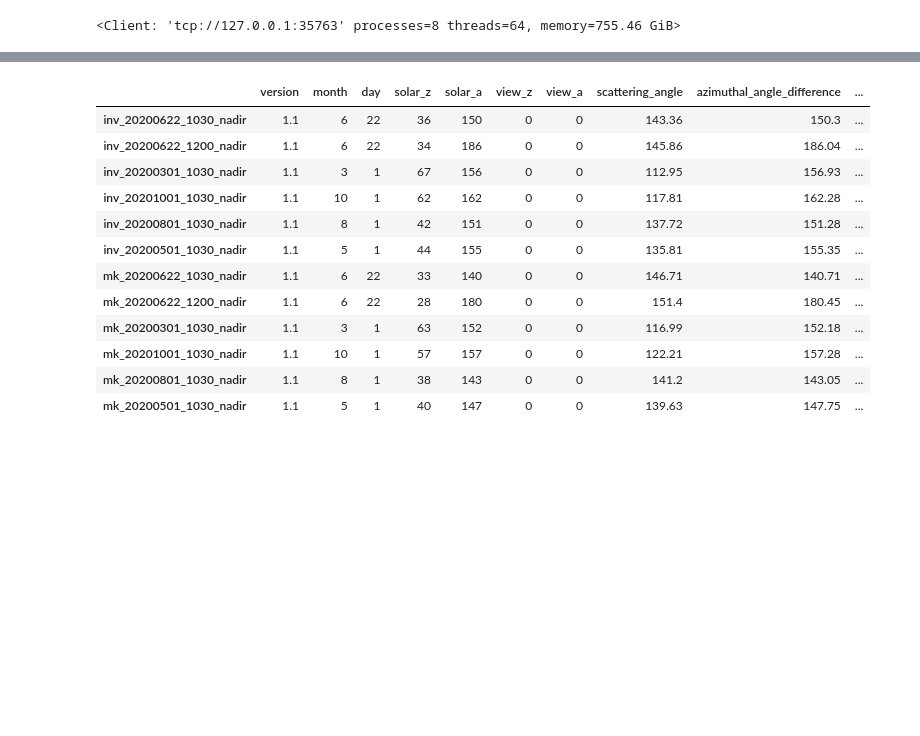
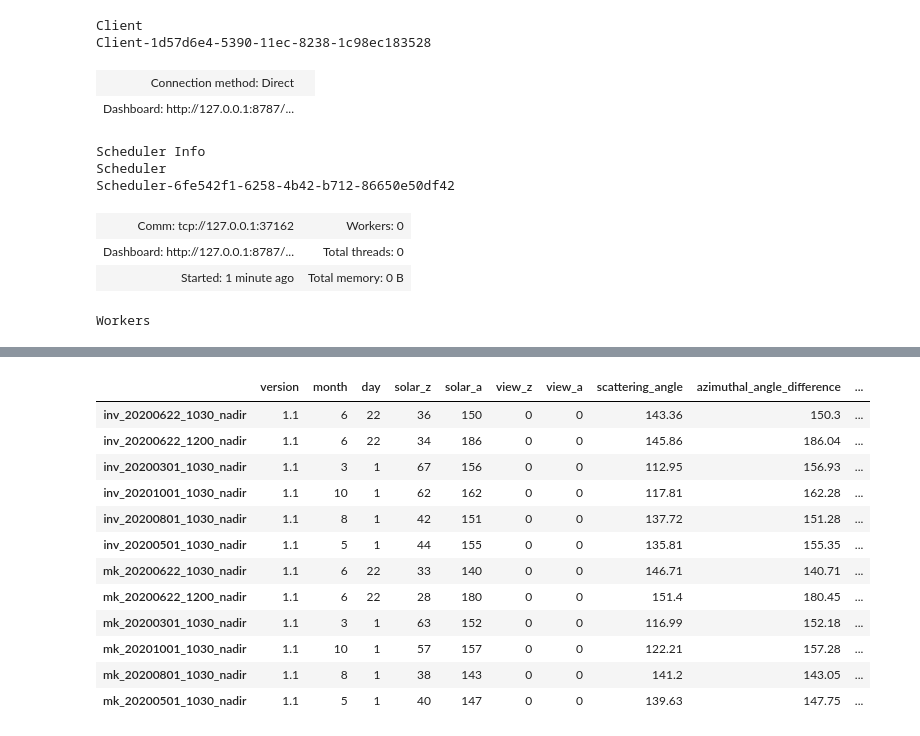
Before and after one commit to joe-fennell/pyeosim, a Jupyter notebook: Simulated_dataset_generation.ipynb, the cells around one changed output, grey strips where cells are left out. Drawn from its saved outputs; the diff is of its cells as text; code cells hidden in the pictures; blank space fills up the shorter version.

```diff
--- a/Simulated_dataset_generation.ipynb
+++ b/Simulated_dataset_generation.ipynb
@@ -1,10 +1,20 @@
-# %%
-from dask.distributed import Client
-
-client = Client("tcp://127.0.0.1:35763")
-client
-# %% [output]
-<Client: 'tcp://127.0.0.1:35763' processes=8 threads=64, memory=755.46 GiB>
+# %%
+from dask.distributed import Client
+
+client = Client("tcp://127.0.0.1:37162")
+client
+# %% [output]
+Client
+Client-1d57d6e4-5390-11ec-8238-1c98ec183528
+| Connection method: Direct |  |
+| Dashboard: http://127.0.0.1:8787/... |  |
+Scheduler Info
+Scheduler
+Scheduler-6fe542f1-6258-4b42-b712-86650e50df42
+| Comm: tcp://127.0.0.1:37162 | Workers: 0 |
+| Dashboard: http://127.0.0.1:8787/... | Total threads: 0 |
+| Started: 1 minute ago | Total memory: 0 B |
+Workers
 # %%
 import xarray
 import colorcet as cc
```
Also changed, not shown: parts of 12 cells of this notebook, 6 other files.
